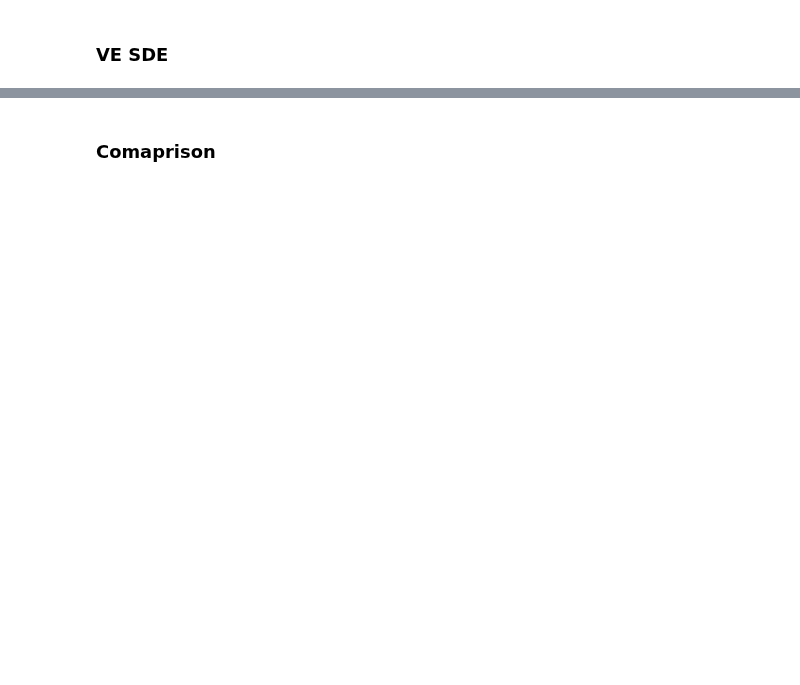
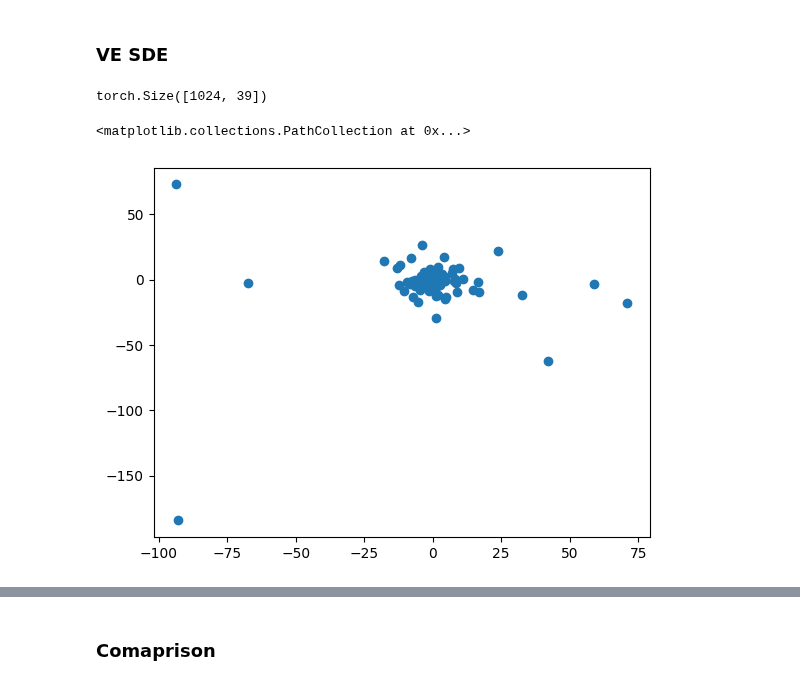
Before and after one commit to taraak/pita, a Jupyter notebook: active_inference_LJ13.ipynb, the cells around one changed output, grey strips where cells are left out. Drawn from its saved outputs; the diff is of its cells as text; code cells hidden in the pictures; blank space fills up the shorter version.

```diff
--- a/active_inference_LJ13.ipynb
+++ b/active_inference_LJ13.ipynb
@@ -386,2 +394,36 @@ class VEReverseSDE(torch.nn.Module):
+# %%
+class VEReverseODE(torch.nn.Module):
+    def __init__(self, score, beta):
+        super().__init__()
+        self.score = score
+        self.beta = beta
+
+    def odefunc(self, t, x):
+        with torch.enable_grad():
+            if t.dim() == 0:
+                # repeat the same time for all points if we have a scalar time
+                t = t * torch.ones(x.shape[0]).to(device)
+
+            x.requires_grad = True
+            score = torch.vmap(self.score, in_dims=(0, 0, None), randomness="different")(x, 1-t, self.beta, num_mc_samples=100)
+            # score = self.score(x, t, self.beta, num_mc_samples=100)
+        return  - 0.5 * self.beta * score
+# %%
+ve_reverse_ode = VEReverseODE(estimate_grad_Rt, 5)
+# ve_reverse_sde = VEReverseSDE(estimate_grad_Rt, beta)
+# %%
+with torch.no_grad():
+    true_samples_pred = odeint(ve_reverse_ode.odefunc, samples_true.reshape(-1, 39), t=torch.linspace(0, 0.99, 100).to(device), method='euler')
+# %%
+true_samples_pred = true_samples_pred[-1]
+# %%
+true_samples_pred.shape
+# %% [output]
+torch.Size([1024, 39])
+# %%
+plt.scatter(true_samples_pred[:, 0].detach().cpu(), true_samples_pred[:, 1].detach().cpu())
+# %% [output]
+<matplotlib.collections.PathCollection at 0x...>
+[figure, added]
 # %%
 def generate_samples(ve_reverse_sde, x_init):
```
Also changed, not shown: parts of 31 cells of this notebook, 1 other file.
